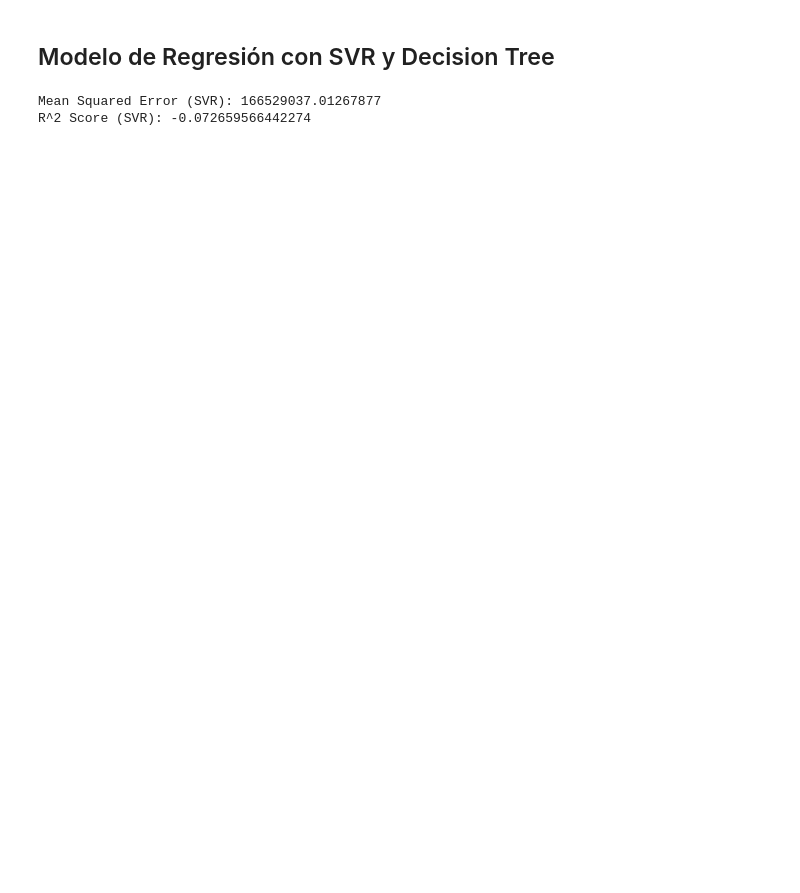
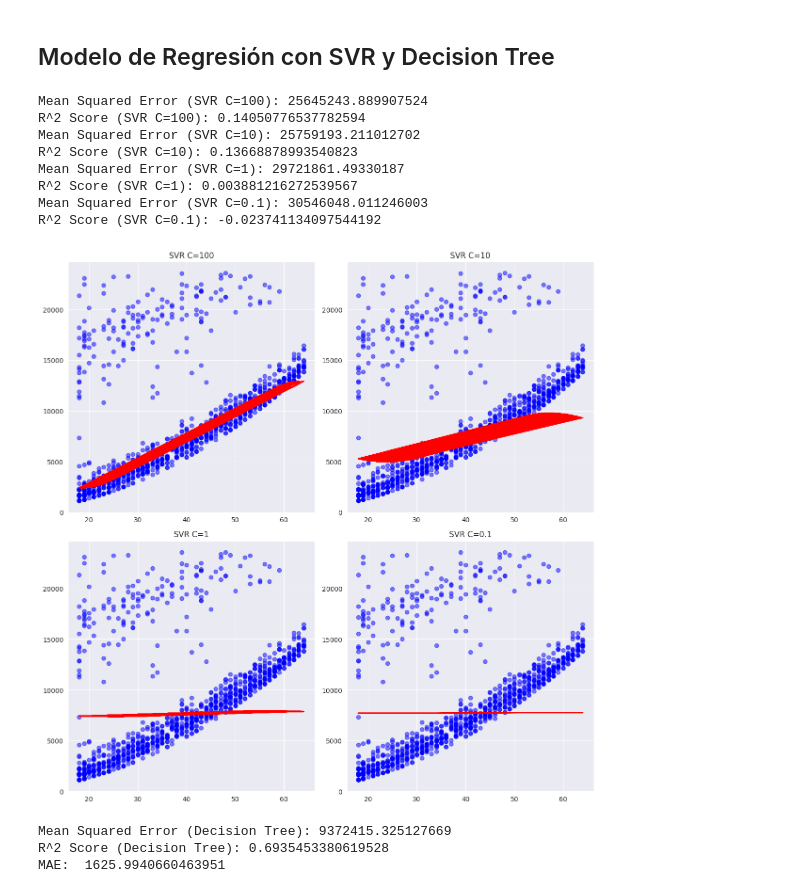
Before and after one commit to Augustelli/IA_UM_2024, a Jupyter notebook: TP2/tp2_augustomancuso_2024.ipynb, the cells around one changed output. Saved outputs shown, nothing was run; the diff lists cells and outputs as text; code cells hidden in the pictures; blank space fills up the shorter version.

```diff
--- a/TP2/tp2_augustomancuso_2024.ipynb
+++ b/TP2/tp2_augustomancuso_2024.ipynb
@@ -338,18 +338,76 @@ Text(0.5, 1.0, 'Regresión Lineal Multi-variable: Predicciones vs Valores Reales
 # %% [markdown]
 ##  Modelo de Regresión con SVR y Decision Tree
+# %%
+# SVR
+
+from sklearn.svm import SVR
+X = df_numerics[['age']]
+Y = df_numerics[['charges']]
+# Crear y entrenar el modelo SVR
+svr1 = SVR(C=100).fit(X, Y)
+svr2 = SVR(C=10).fit(X, Y)
+svr3 = SVR(C=1).fit(X, Y)
+svr4 = SVR(C=0.1).fit(X, Y)
+
+y_pred_svr1 = svr1.predict(X)
+y_pred_svr2 = svr2.predict(X)
+y_pred_svr3 = svr3.predict(X)
+y_pred_svr4 = svr4.predict(X)
+
+print('Mean Squared Error (SVR C=100):', mean_squared_error(Y, y_pred_svr1))
+print('R^2 Score (SVR C=100):', r2_score(Y, y_pred_svr1))
+print('Mean Squared Error (SVR C=10):', mean_squared_error(Y, y_pred_svr2))
+print('R^2 Score (SVR C=10):', r2_score(Y, y_pred_svr2))
+print('Mean Squared Error (SVR C=1):', mean_squared_error(Y, y_pred_svr3))
+print('R^2 Score (SVR C=1):', r2_score(Y, y_pred_svr3))
+print('Mean Squared Error (SVR C=0.1):', mean_squared_error(Y, y_pred_svr4))
+print('R^2 Score (SVR C=0.1):', r2_score(Y, y_pred_svr4))
+
+
+fig, axs = plt.subplots(2, 2, figsize=(12, 12))
+axs[0, 0].scatter(X, Y, color='blue', alpha=0.5)
+axs[0, 0].plot(X, y_pred_svr1, color='red')
+axs[0, 0].set_title('SVR C=100')
+
+axs[0, 1].scatter(X, Y, color='blue', alpha=0.5)
+axs[0, 1].plot(X, y_pred_svr2, color='red')
+axs[0, 1].set_title('SVR C=10')
+
+axs[1, 0].scatter(X, Y, color='blue', alpha=0.5)
+axs[1, 0].plot(X, y_pred_svr3, color='red')
+axs[1, 0].set_title('SVR C=1')
+
+axs[1, 1].scatter(X, Y, color='blue', alpha=0.5)
+axs[1, 1].plot(X, y_pred_svr4, color='red')
+axs[1, 1].set_title('SVR C=0.1')
+
+plt.tight_layout()
+plt.show()
+# %% [output]
+Mean Squared Error (SVR C=100): 25645243.889907524
+R^2 Score (SVR C=100): 0.14050776537782594
+Mean Squared Error (SVR C=10): 25759193.211012702
+R^2 Score (SVR C=10): 0.13668878993540823
+Mean Squared Error (SVR C=1): 29721861.49330187
+R^2 Score (SVR C=1): 0.003881216272539567
+Mean Squared Error (SVR C=0.1): 30546048.011246003
+R^2 Score (SVR C=0.1): -0.023741134097544192
+[figure, added]
 # %%
-# SVR
+# Decision Tree
 
-from sklearn.svm import SVR
+from sklearn.tree import DecisionTreeRegressor
 
-# Crear y entrenar el modelo SVR
-model_svr = SVR()
-model_svr.fit(X_train, y_train)
+# Crear y entrenar el modelo Decision Tree
+model_dt = DecisionTreeRegressor()
+model_dt.fit(X_train, y_train)
 
 # Predecir y evaluar
-y_pred_svr = model_svr.predict(X_test)
-print('Mean Squared Error (SVR):', mean_squared_error(y_test, y_pred_svr))
-print('R^2 Score (SVR):', r2_score(y_test, y_pred_svr))
+y_pred_dt = model_dt.predict(X_test)
+print('Mean Squared Error (Decision Tree):', mean_squared_error(y_test, y_pred_dt))
+print('R^2 Score (Decision Tree):', r2_score(y_test, y_pred_dt))
+print('MAE: ', ms.mean_absolute_error(y_test, y_pred_dt))
 # %% [output]
-Mean Squared Error (SVR): 166529037.01267877
-R^2 Score (SVR): -0.072659566442274
+Mean Squared Error (Decision Tree): 9372415.325127669
+R^2 Score (Decision Tree): 0.6935453380619528
+MAE:  1625.9940660463951
```
Also changed, not shown: parts of 16 cells of this notebook.
